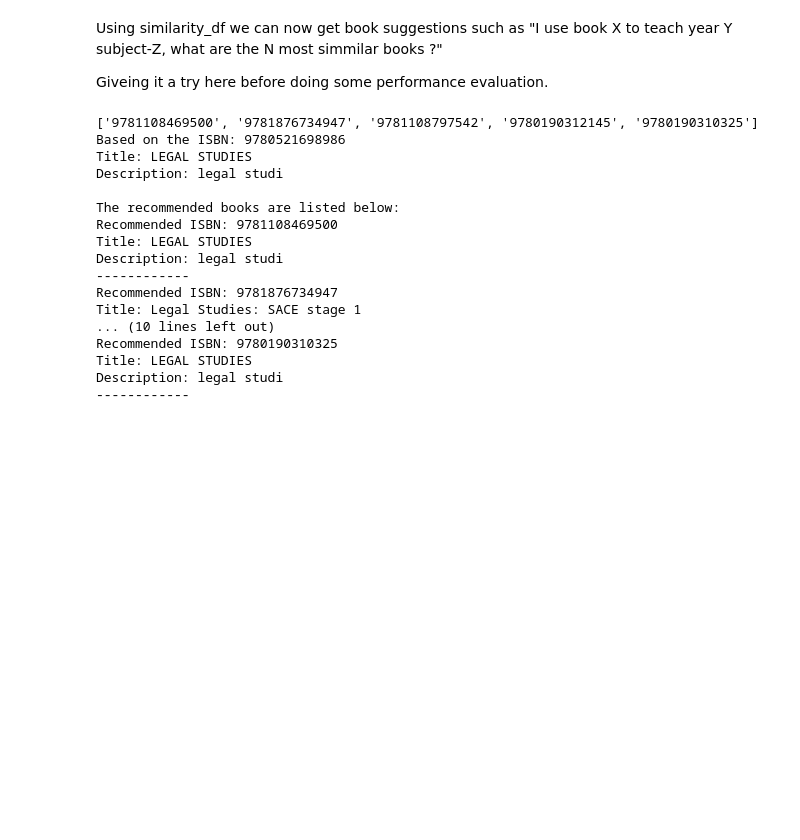
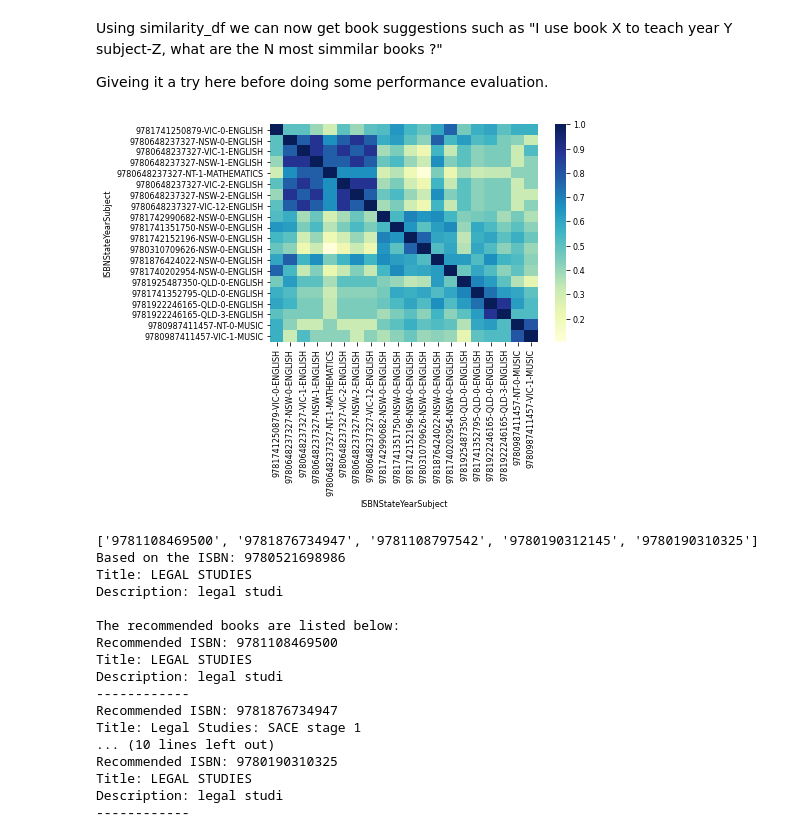
Before and after one commit to sak66/masterclass-dev, a Jupyter notebook: play.ipynb, the cells around one changed output. Cells and saved outputs as stored; diff of their text form; code cells hidden in the pictures; blank space fills up the shorter version.

```diff
--- a/play.ipynb
+++ b/play.ipynb
@@ -107,7 +107,7 @@ The following is used to enrich the provided datasets from the Trove and Google
 # %%
 # set URls, Keys and query templates for trove and google book APIs
 
-TROVE_API_KEY='f16fuv4s28ekd4m5'    # Should not be checked in to git.  will consider using environment variables instead, or a config file
+TROVE_API_KEY='REDACTED'    # Should not be checked in to git.  will consider using environment variables instead, or a config file
 TROVE_URL="http://api.trove.nla.gov.au/v2/result"
 GOOGLE_URL="https://www.googleapis.com/books/v1/volumes"
 #set up query parameters for trove API and goodle book API
@@ -1375,6 +1368,16 @@ ISBNStateYearSubject
 Using similarity_df we can now get book suggestions such as "I use book X to teach year Y subject-Z, what are the N most simmilar books ?"
 
 Giveing it a try here before doing some performance evaluation.
+# %%
+# plot the similarity matrix as a heatmap
+import seaborn as sns
+import matplotlib.pyplot as plt
+
+subset_df = similarity_df.iloc[0:20, 0:20]  # Extracting a 10x10 subset
+sns.heatmap(subset_df, cmap="YlGnBu")
+plt.show()
+# %% [output]
+[figure, added]
 # %%
 
 
```
Also changed, not shown: parts of 1 cell of this notebook.
